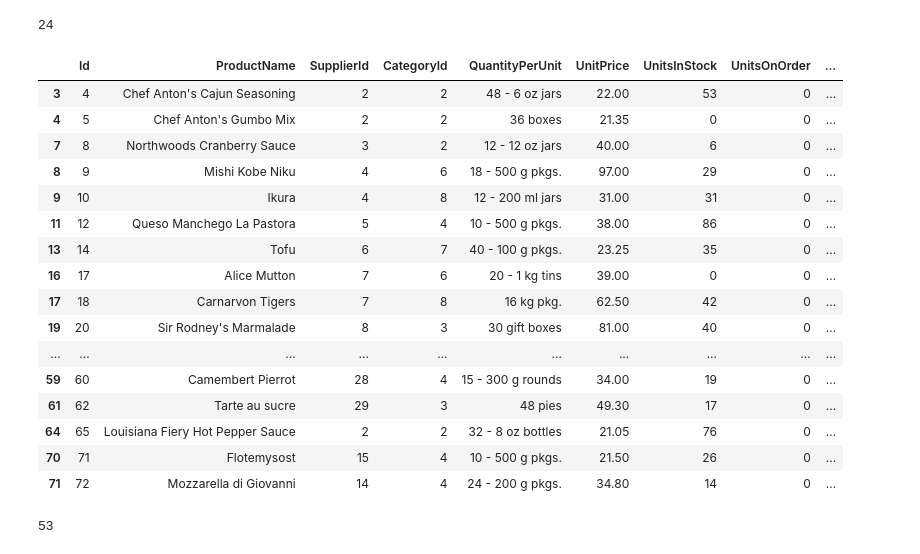
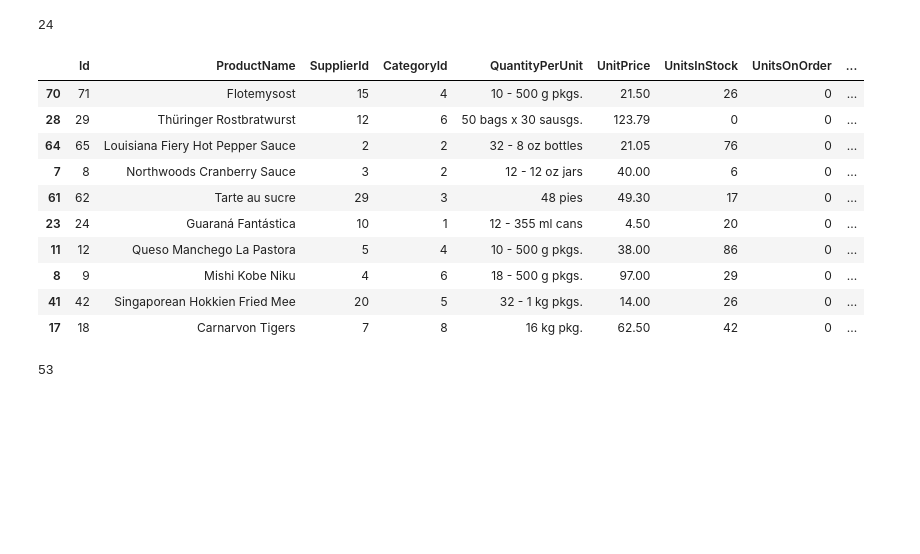
Before and after one commit to eannefawcett/Northwind-Database-Exploration, a Jupyter notebook: Reorder and Frieght.ipynb, the cells around one changed output. Saved outputs shown, nothing was run; the diff lists cells and outputs as text; code cells hidden in the pictures; blank space fills up the shorter version.

```diff
--- a/Reorder and Frieght.ipynb
+++ b/Reorder and Frieght.ipynb
@@ -141,25 +141,19 @@ sum(df_product['ReorderLevel'] == 0)
 # %% [output]
 24
 # %%
-df_product[df_product['ReorderLevel'] == 0]
+df_product[df_product['ReorderLevel'] == 0].sample(10)
 # %% [output]
 |  | Id | ProductName | SupplierId | CategoryId | QuantityPerUnit | UnitPrice | UnitsInStock | UnitsOnOrder | ... |
-| 3 | 4 | Chef Anton's Cajun Seasoning | 2 | 2 | 48 - 6 oz jars | 22.00 | 53 | 0 | ... |
-| 4 | 5 | Chef Anton's Gumbo Mix | 2 | 2 | 36 boxes | 21.35 | 0 | 0 | ... |
+| 70 | 71 | Flotemysost | 15 | 4 | 10 - 500 g pkgs. | 21.50 | 26 | 0 | ... |
+| 28 | 29 | Thüringer Rostbratwurst | 12 | 6 | 50 bags x 30 sausgs. | 123.79 | 0 | 0 | ... |
+| 64 | 65 | Louisiana Fiery Hot Pepper Sauce | 2 | 2 | 32 - 8 oz bottles | 21.05 | 76 | 0 | ... |
 | 7 | 8 | Northwoods Cranberry Sauce | 3 | 2 | 12 - 12 oz jars | 40.00 | 6 | 0 | ... |
+| 61 | 62 | Tarte au sucre | 29 | 3 | 48 pies | 49.30 | 17 | 0 | ... |
+| 23 | 24 | Guaraná Fantástica | 10 | 1 | 12 - 355 ml cans | 4.50 | 20 | 0 | ... |
+| 11 | 12 | Queso Manchego La Pastora | 5 | 4 | 10 - 500 g pkgs. | 38.00 | 86 | 0 | ... |
 | 8 | 9 | Mishi Kobe Niku | 4 | 6 | 18 - 500 g pkgs. | 97.00 | 29 | 0 | ... |
-| 9 | 10 | Ikura | 4 | 8 | 12 - 200 ml jars | 31.00 | 31 | 0 | ... |
-| 11 | 12 | Queso Manchego La Pastora | 5 | 4 | 10 - 500 g pkgs. | 38.00 | 86 | 0 | ... |
-| 13 | 14 | Tofu | 6 | 7 | 40 - 100 g pkgs. | 23.25 | 35 | 0 | ... |
-| 16 | 17 | Alice Mutton | 7 | 6 | 20 - 1 kg tins | 39.00 | 0 | 0 | ... |
+| 41 | 42 | Singaporean Hokkien Fried Mee | 20 | 5 | 32 - 1 kg pkgs. | 14.00 | 26 | 0 | ... |
 | 17 | 18 | Carnarvon Tigers | 7 | 8 | 16 kg pkg. | 62.50 | 42 | 0 | ... |
-| 19 | 20 | Sir Rodney's Marmalade | 8 | 3 | 30 gift boxes | 81.00 | 40 | 0 | ... |
-| ... | ... | ... | ... | ... | ... | ... | ... | ... | ... |
-| 59 | 60 | Camembert Pierrot | 28 | 4 | 15 - 300 g rounds | 34.00 | 19 | 0 | ... |
-| 61 | 62 | Tarte au sucre | 29 | 3 | 48 pies | 49.30 | 17 | 0 | ... |
-| 64 | 65 | Louisiana Fiery Hot Pepper Sauce | 2 | 2 | 32 - 8 oz bottles | 21.05 | 76 | 0 | ... |
-| 70 | 71 | Flotemysost | 15 | 4 | 10 - 500 g pkgs. | 21.50 | 26 | 0 | ... |
-| 71 | 72 | Mozzarella di Giovanni | 14 | 4 | 24 - 200 g pkgs. | 34.80 | 14 | 0 | ... |
 # %%
 # number of products with a reorder
 sum(df_product['ReorderLevel'] != 0)
```
Also changed, not shown: parts of 39 cells of this notebook, 1 other file.
